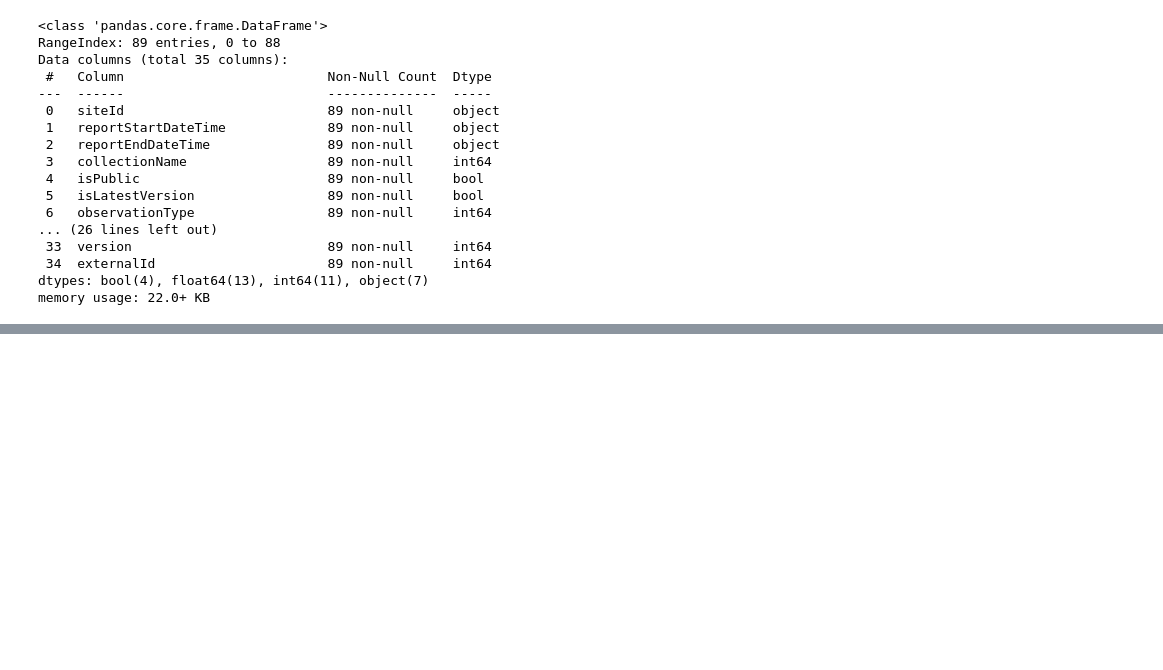
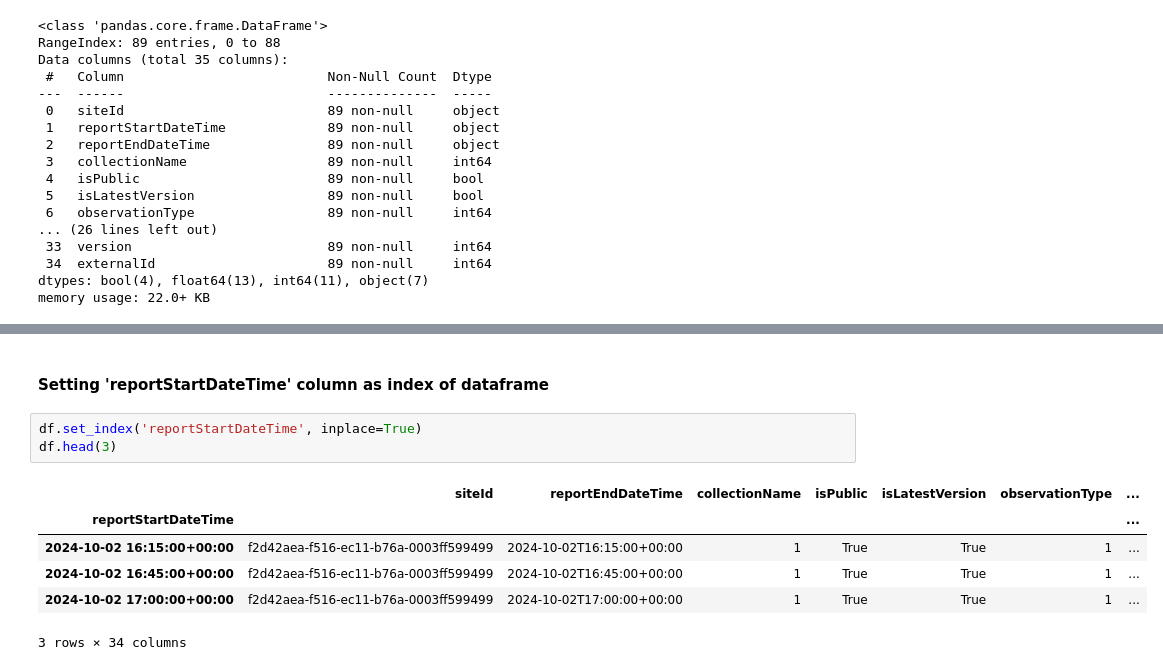
Before and after one commit to lmacakova/PFDA, a Jupyter notebook: pfda_assignments/assignment2-weather.ipynb, the cells around one changed output, grey strips where cells are left out. Drawn from its saved outputs; the diff is of its cells as text; blank space fills up the shorter version.

```diff
--- a/pfda_assignments/assignment2-weather.ipynb
+++ b/pfda_assignments/assignment2-weather.ipynb
@@ -47,0 +66,12 @@ memory usage: 22.0+ KB
+# %% [markdown]
+#### Setting 'reportStartDateTime' column as index of dataframe
+# %%
+df.set_index('reportStartDateTime', inplace=True)
+df.head(3)
+# %% [output]
+|  | siteId | reportEndDateTime | collectionName | isPublic | isLatestVersion | observationType | ... |
+| reportStartDateTime |  |  |  |  |  |  | ... |
+| 2024-10-02 16:15:00+00:00 | f2d42aea-f516-ec11-b76a-0003ff599499 | 2024-10-02T16:15:00+00:00 | 1 | True | True | 1 | ... |
+| 2024-10-02 16:45:00+00:00 | f2d42aea-f516-ec11-b76a-0003ff599499 | 2024-10-02T16:45:00+00:00 | 1 | True | True | 1 | ... |
+| 2024-10-02 17:00:00+00:00 | f2d42aea-f516-ec11-b76a-0003ff599499 | 2024-10-02T17:00:00+00:00 | 1 | True | True | 1 | ... |
+3 rows × 34 columns
```
Also changed, not shown: parts of 13 cells of this notebook, 6 other files.
